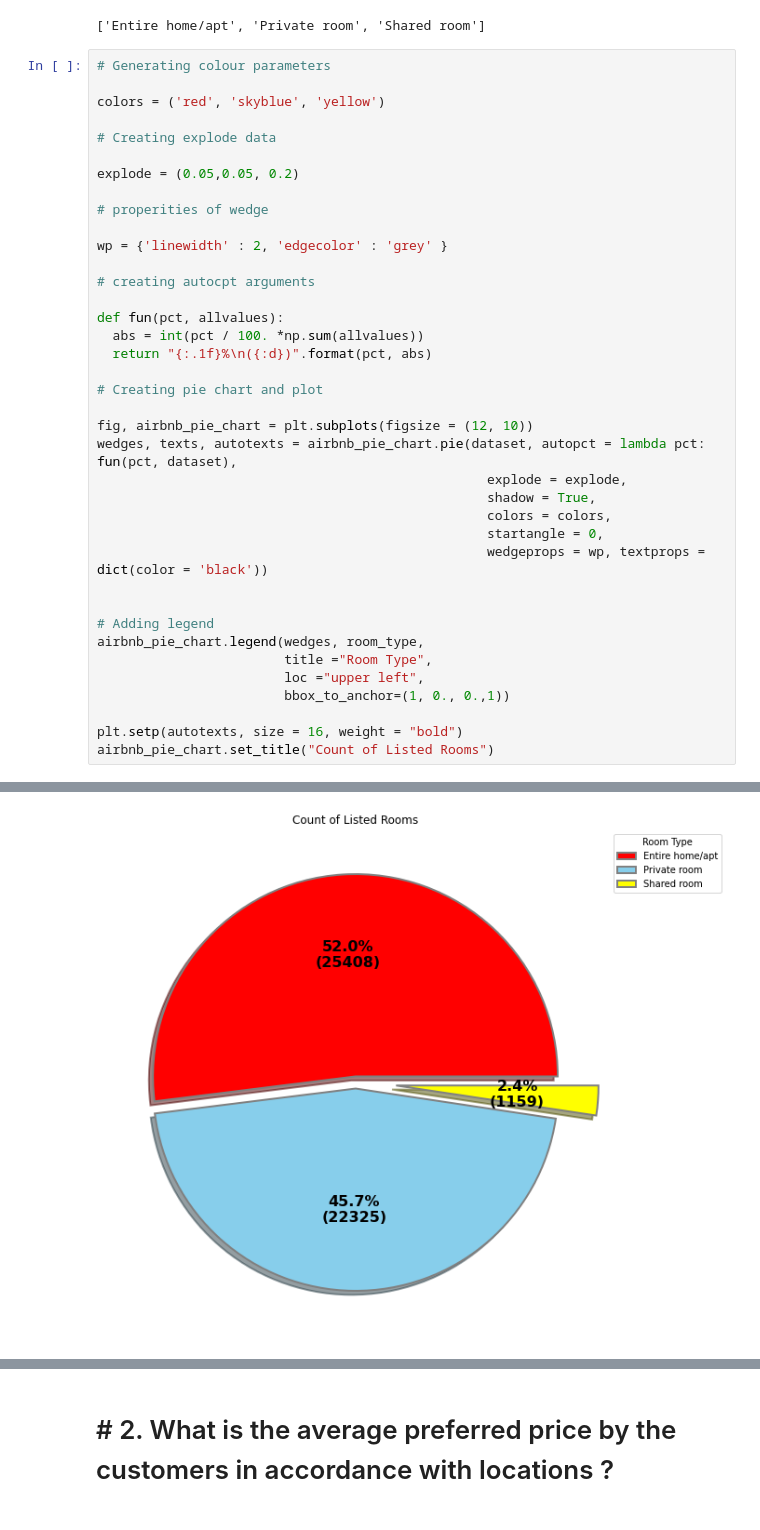
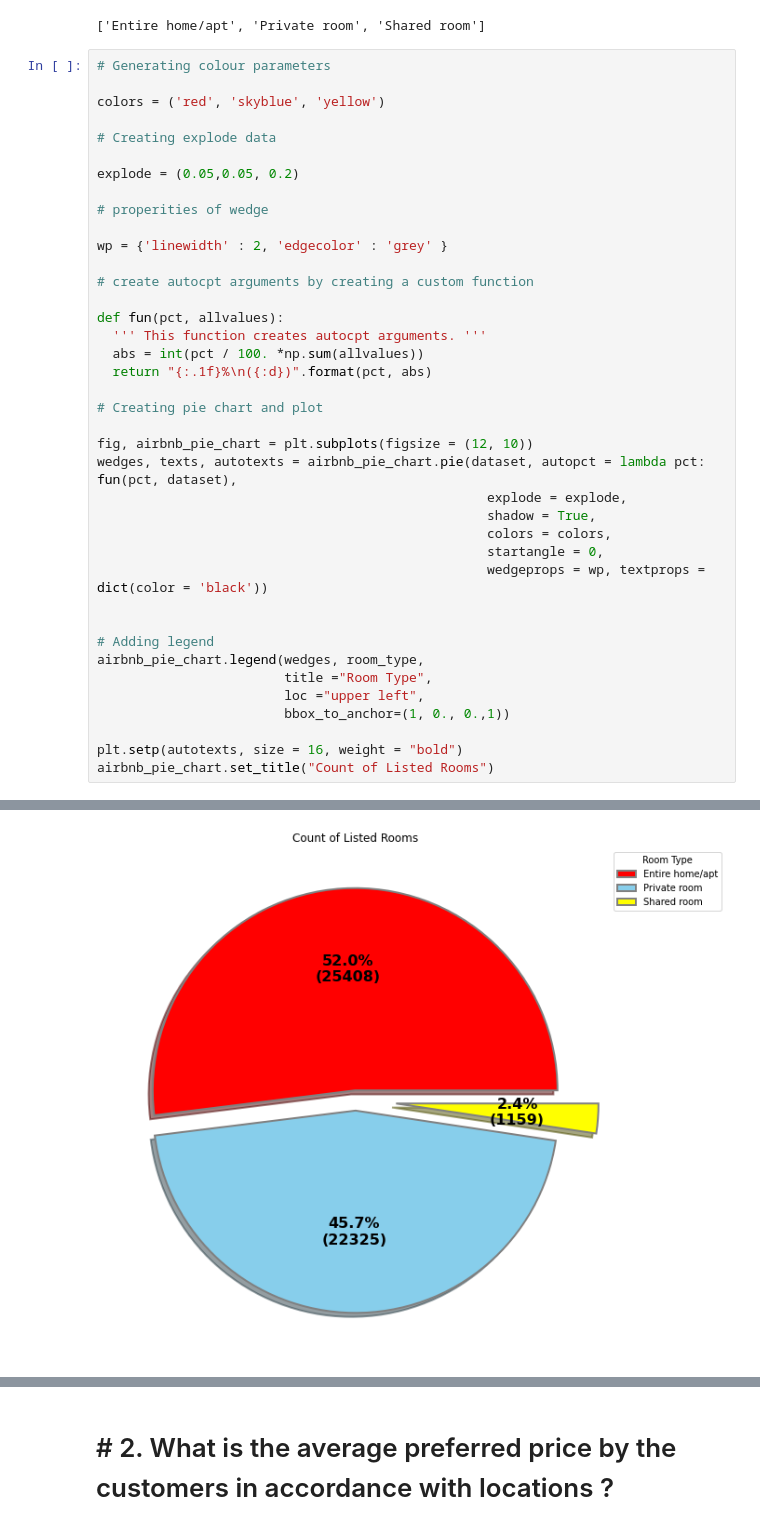
Before and after one commit to saptaksubhra/Airbnb-Bookings-Analysis, a Jupyter notebook: Airbnb_Bookings_Analysis_Capstone_Project.ipynb, the cells around one changed output, grey strips where cells are left out. Drawn from its saved outputs; the diff is of its cells as text.

```diff
--- a/Airbnb_Bookings_Analysis_Capstone_Project.ipynb
+++ b/Airbnb_Bookings_Analysis_Capstone_Project.ipynb
@@ -260,33 +260,34 @@ explode = (0.05,0.05, 0.2)
 # properities of wedge
 
 wp = {'linewidth' : 2, 'edgecolor' : 'grey' }
 
-# creating autocpt arguments
+# create autocpt arguments by creating a custom function
 
 def fun(pct, allvalues):
+  ''' This function creates autocpt arguments. '''
   abs = int(pct / 100. *np.sum(allvalues))
   return "{:.1f}%\n({:d})".format(pct, abs)
 
 # Creating pie chart and plot
 
 fig, airbnb_pie_chart = plt.subplots(figsize = (12, 10))
 wedges, texts, autotexts = airbnb_pie_chart.pie(dataset, autopct = lambda pct: fun(pct, dataset),
                                                   explode = explode,
                                                   shadow = True,
                                                   colors = colors,
                                                   startangle = 0,
                                                   wedgeprops = wp, textprops = dict(color = 'black'))
 
 
 # Adding legend
 airbnb_pie_chart.legend(wedges, room_type,
                         title ="Room Type",
                         loc ="upper left",
                         bbox_to_anchor=(1, 0., 0.,1))
 
 plt.setp(autotexts, size = 16, weight = "bold")
 airbnb_pie_chart.set_title("Count of Listed Rooms")
 # %% [output]
 Text(0.5, 1.0, 'Count of Listed Rooms')
-[figure, old version]
+[figure, new version]
 # %% [markdown]
```
Also changed, not shown: parts of 11 cells of this notebook.
